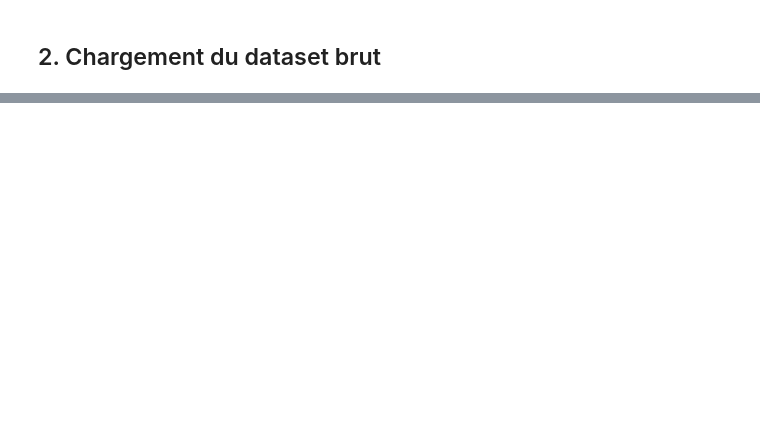
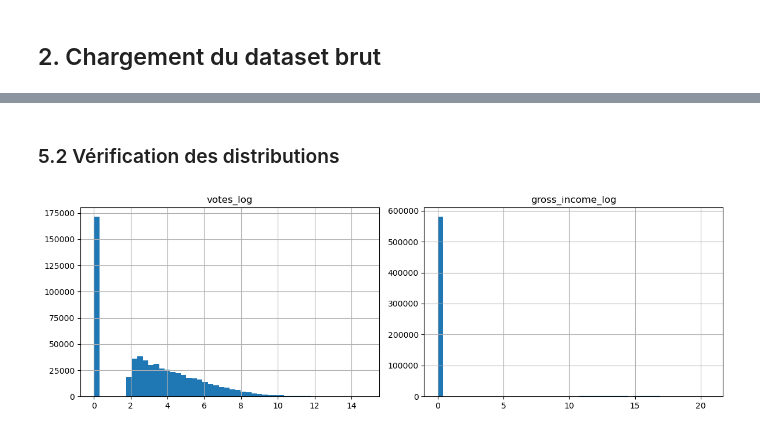
Before and after one commit to kenzi0228/imdb-genre-classification, a Jupyter notebook: notebooks/01_preparation_donnees_imdb_raw_to_processed.ipynb, the cells around one changed output, grey strips where cells are left out. Cells and saved outputs as stored; diff of their text form; code cells hidden in the pictures; blank space fills up the shorter version.

```diff
--- a/notebooks/01_preparation_donnees_imdb_raw_to_processed.ipynb
+++ b/notebooks/01_preparation_donnees_imdb_raw_to_processed.ipynb
@@ -182 +233,9 @@ memory usage: 31.4+ KB
+# %%
+df = df[
+    (df["year"] > 1900) &
+    (df["rating"] >= 0) &
+    (df["votes"] >= 0) &
+    (df["duration"] > 0) &
+    (df["gross_income_clean"] >= 0)
+].copy()
 # %% [markdown]
@@ -192,9 +242,0 @@ Cette décision est défendable ici car :
-# %%
-print("Valeurs manquantes avant nettoyage :")
-display(df.isna().sum().to_frame("nb_na"))
-
-df = df.dropna().reset_index(drop=True)
-
-print("Valeurs manquantes après nettoyage :")
-display(df.isna().sum().to_frame("nb_na"))
-print(f"Dimensions après suppression des NaN : {df.shape}")
@@ -214,0 +245,7 @@ Dimensions après suppression des NaN : (843, 4)
+# %%
+df["votes"] = df["votes"].astype(str).str.strip()
+df["votes"] = df["votes"].str.replace(",", "", regex=False)
+df["votes"] = pd.to_numeric(df["votes"], errors="coerce")
+# %%
+df["votes_log"] = np.log1p(df["votes"])
+df["gross_income_log"] = np.log1p(df["gross_income_clean"])
@@ -214,0 +279,8 @@ Dimensions après suppression des NaN : (843, 4)
+# %% [markdown]
+### 5.2 Vérification des distributions
+# %%
+df[["votes_log", "gross_income_log"]].hist(bins=50, figsize=(12, 4))
+plt.tight_layout()
+plt.show()
+# %% [output]
+[figure, added]
```
Also changed, not shown: parts of 65 cells of this notebook, 2 other files.
